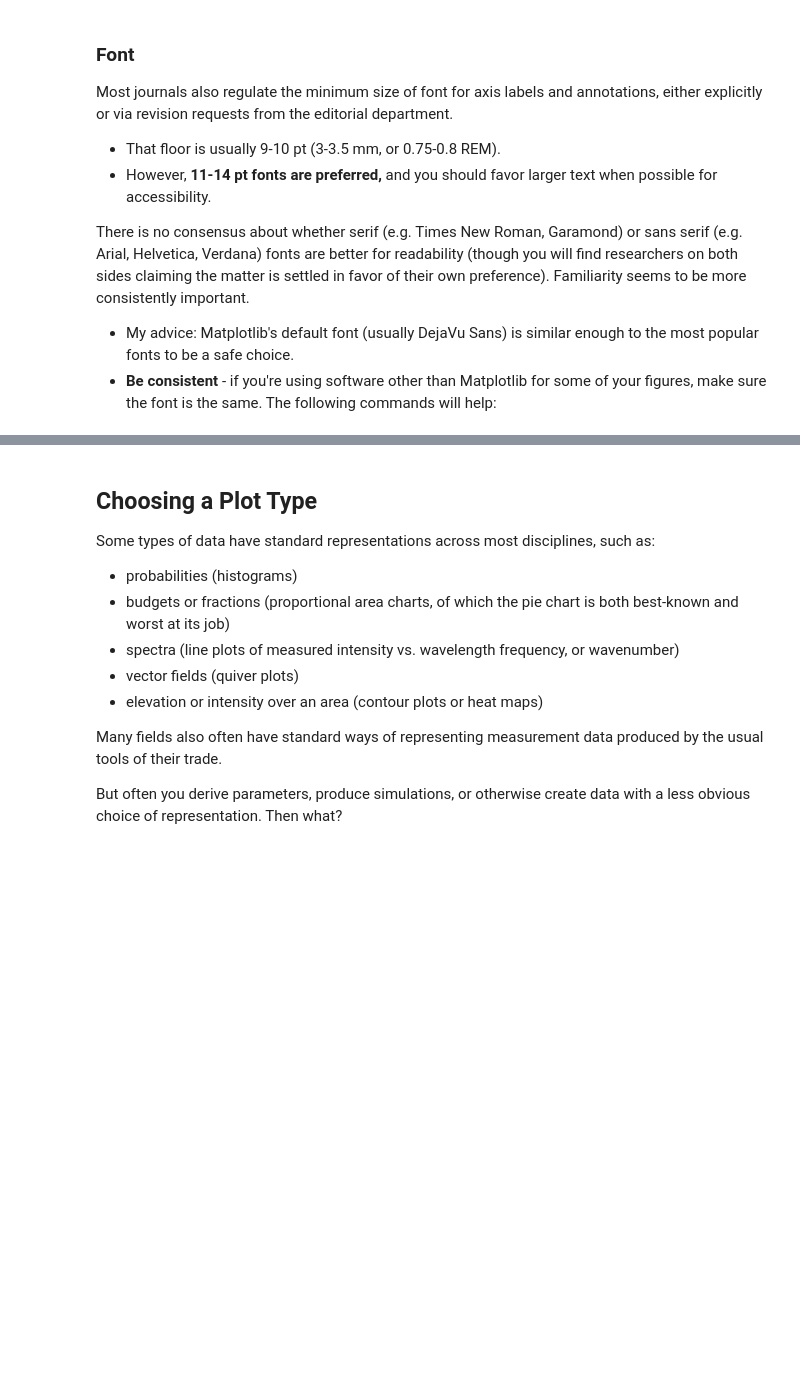
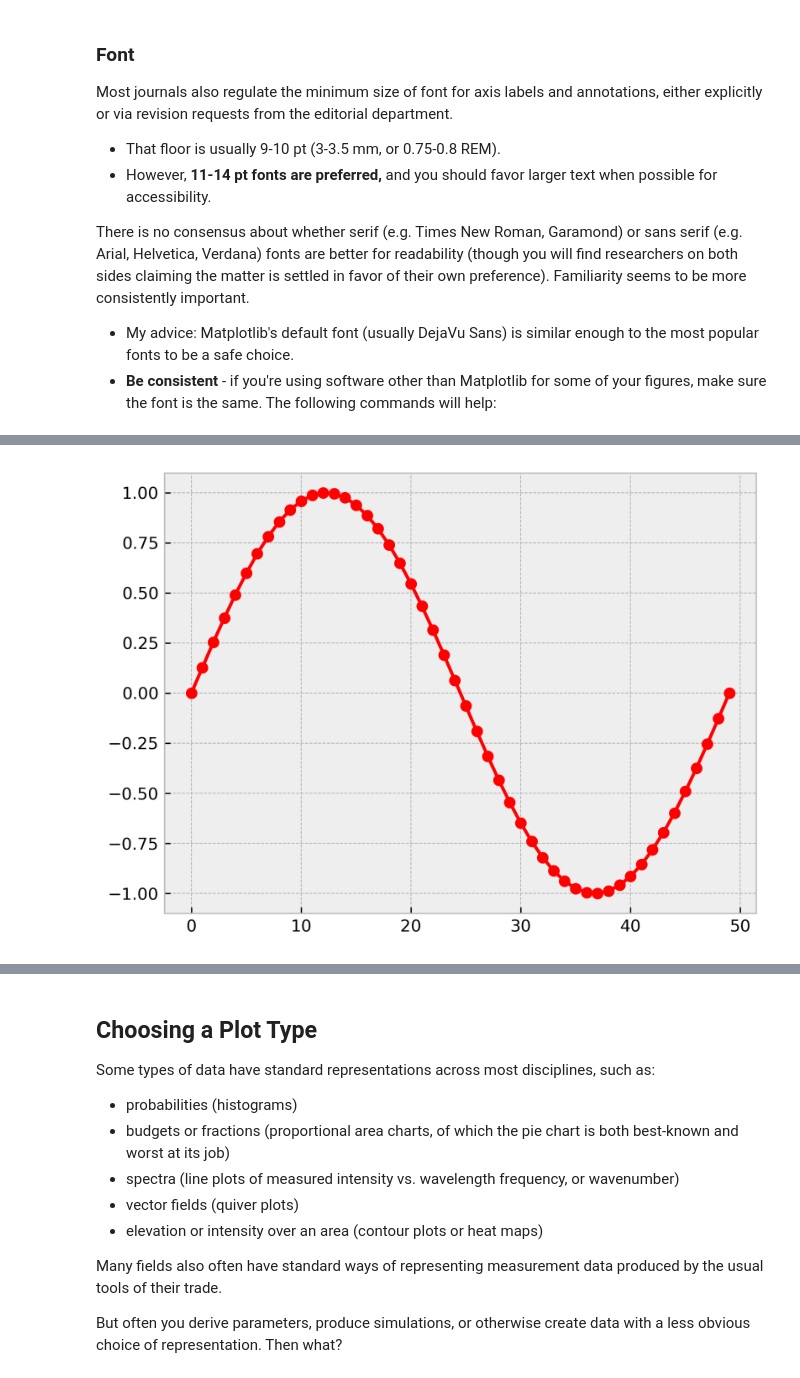
Before and after one commit to rlpitts/Matplotlib4Publication, a Jupyter notebook: MatplotlibTraining.ipynb, the cells around one changed output, grey strips where cells are left out. Drawn from its saved outputs; the diff is of its cells as text; code cells hidden in the pictures; blank space fills up the shorter version.

```diff
--- a/MatplotlibTraining.ipynb
+++ b/MatplotlibTraining.ipynb
@@ -119,0 +213,7 @@ Unfortunately, Matplotlib needs some cajoling to play with LaTeX.
+# %%
+plt.figure(dpi=300)
+with plt.style.context('bmh'): #bmh is a built-in .mplstyle file
+    plt.plot(np.sin(np.linspace(0, 2 * np.pi)), 'r-o')
+plt.show()
+# %% [output]
+[figure, added]
```
Also changed, not shown: parts of 20 cells of this notebook, 2 other files.
